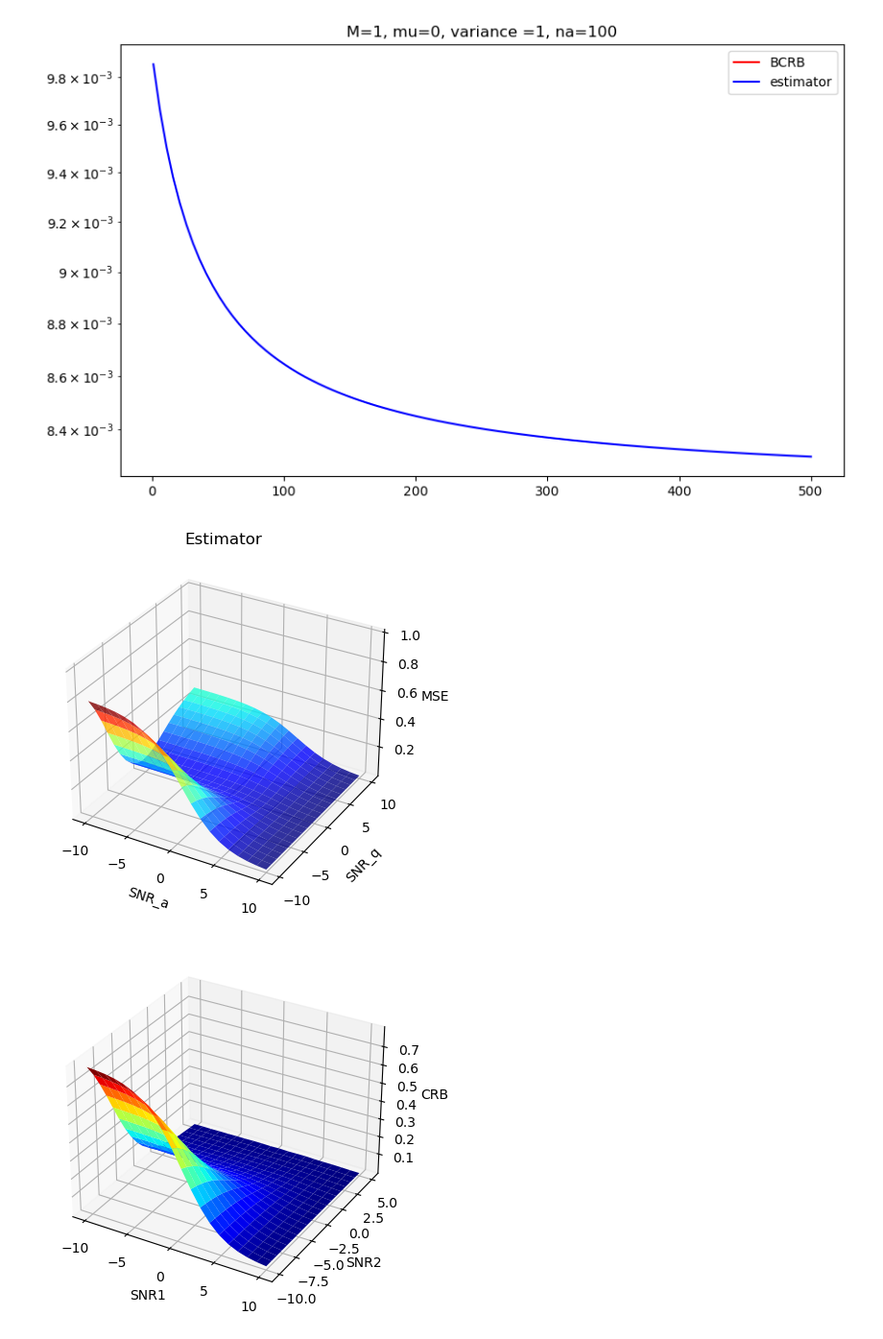
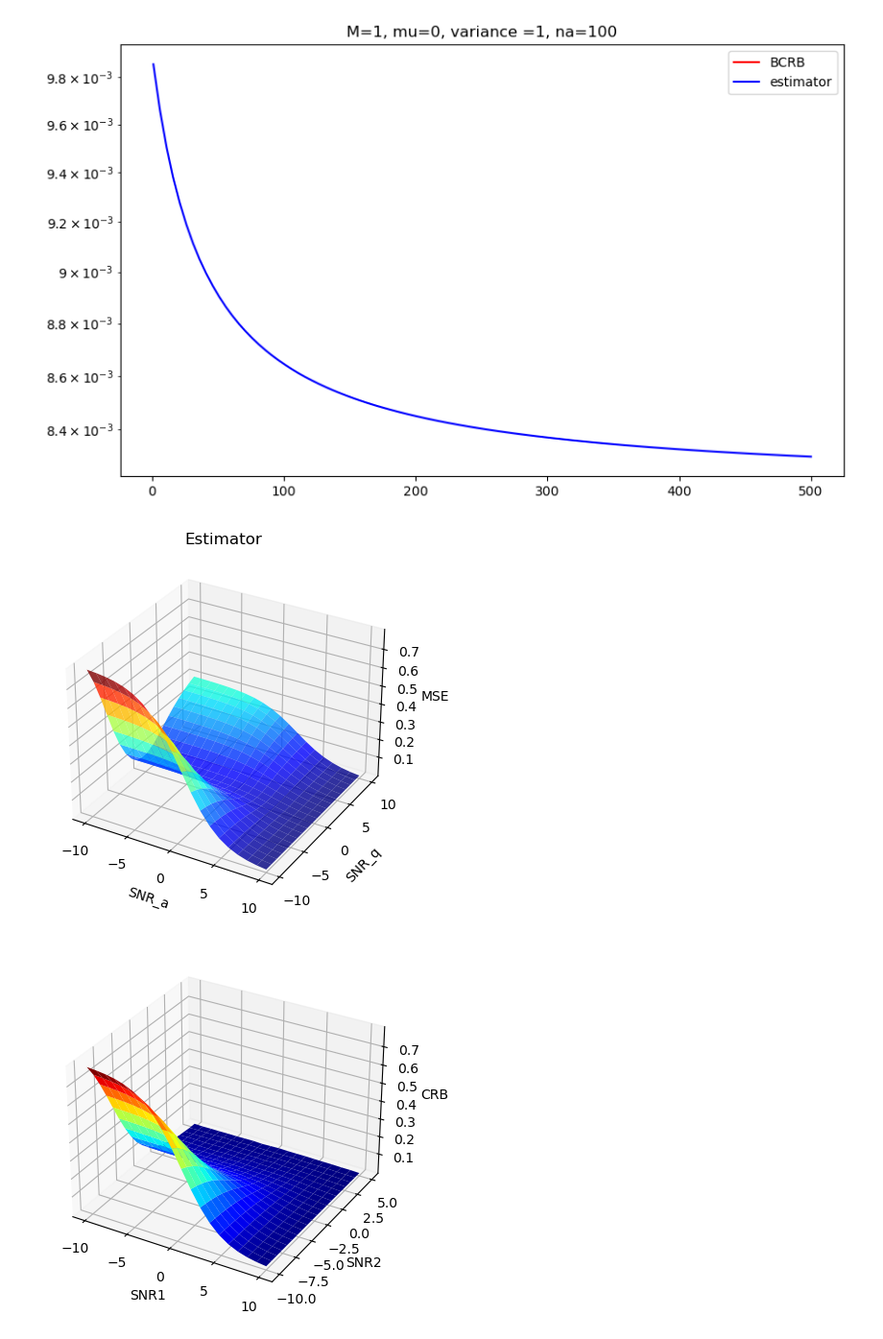
Before and after one commit to mazyaniv/Channel_Estimation, a Jupyter notebook: yaniv.ipynb, the cells around one changed output. Shown at 96% size. Saved outputs shown, nothing was run; the diff lists cells and outputs as text; code cells hidden in the pictures.

```diff
--- a/yaniv.ipynb
+++ b/yaniv.ipynb
@@ -623,33 +627,33 @@ the diffrence is:nan dB
 # %%
 def MSE_zertothresh_analytic(sigma1,sigma2, n_a,n_q):
     alpha = (2 / math.pi) * np.arccos(rho_q / (rho_q + pow(sigma2, 2))) #np.arccos
     beta = ((1-alpha)/rho_q)-((2*rho_a*n_a)/(math.pi*(rho_q+pow(sigma2,2))*(rho_a*n_a+pow(sigma1,2))))
     first = (rho_a*n_a)/(rho_a*n_a+pow(sigma1, 2))
     second = (2*rho_q*n_q*pow(sigma1,4))/(math.pi*(rho_q+pow(sigma2, 2))*(alpha+beta*rho_q*n_q)*pow(rho_a*n_a+pow(sigma1, 2),2))
     return math.sqrt(M)*(1-first-second) #Frobenius  norm- not MSE, but relevant for CRB
 # Create a meshgrid
-x = np.logspace(-1,1,20)
+x_x = np.logspace(-1,1,20)
 y = np.logspace(-1,1,20)
-X, Y = np.meshgrid(x, y)
+X, Y = np.meshgrid(x_x, y)
 # Evaluate the function on the meshgrid
 Z = MSE_zertothresh_analytic(X,Y, 1,40)
 # Create a 3-D plot
 fig = plt.figure()
 ax = plt.axes(projection='3d')
 ax.plot_surface(10*np.log10(1/X), 10*np.log10(1/Y), Z, cmap='jet', alpha=0.8, edgecolor='none')
 # Set labels and title
 ax.set_xlabel('SNR_a')
 ax.set_ylabel('SNR_q')
 ax.set_zlabel('MSE')
 ax.set_title('Estimator')
 
-ax.set_xticks([-10,-5, 0,5, 10])
-ax.set_yticks([-10,-5, 0,5, 10])
-ax.set_zticks([0.2,0.4, 0.6,0.8, 1])
+# ax.set_xticks([-10,-5, 0,5, 10])
+# ax.set_yticks([-10,-5, 0,5, 10])
+# ax.set_zticks([0.2,0.4, 0.6,0.8, 1])
 
 plt.show()
 # %% [output]
-[figure, old version]
+[figure, new version]
 # %%
 H,G = Matrix(na,nq) #Matrix is not argument
 def CRB_v(sigma1,sigma2, n_a,n_q, observ=sim): #Matrix is not argument
```
Also changed, not shown: parts of 7 cells of this notebook.
